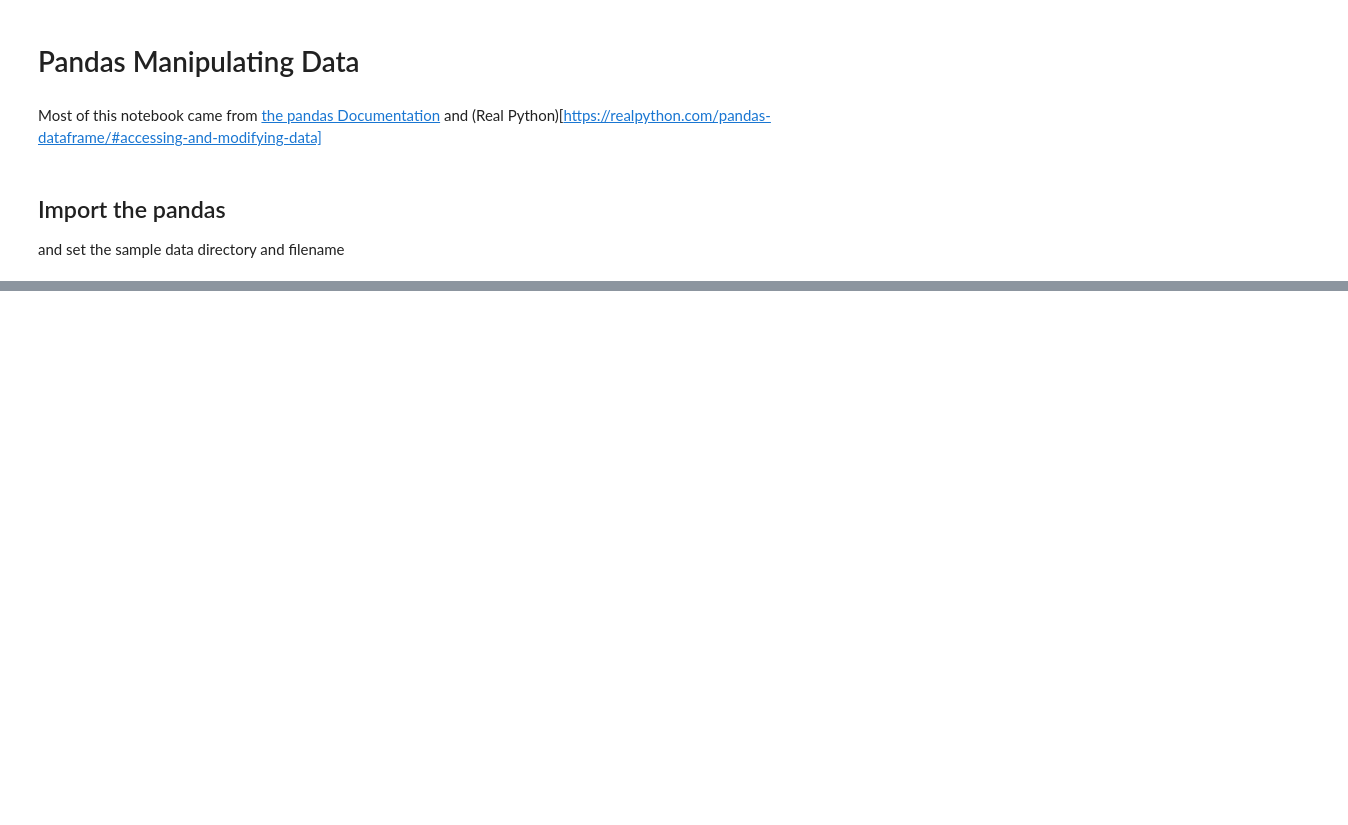
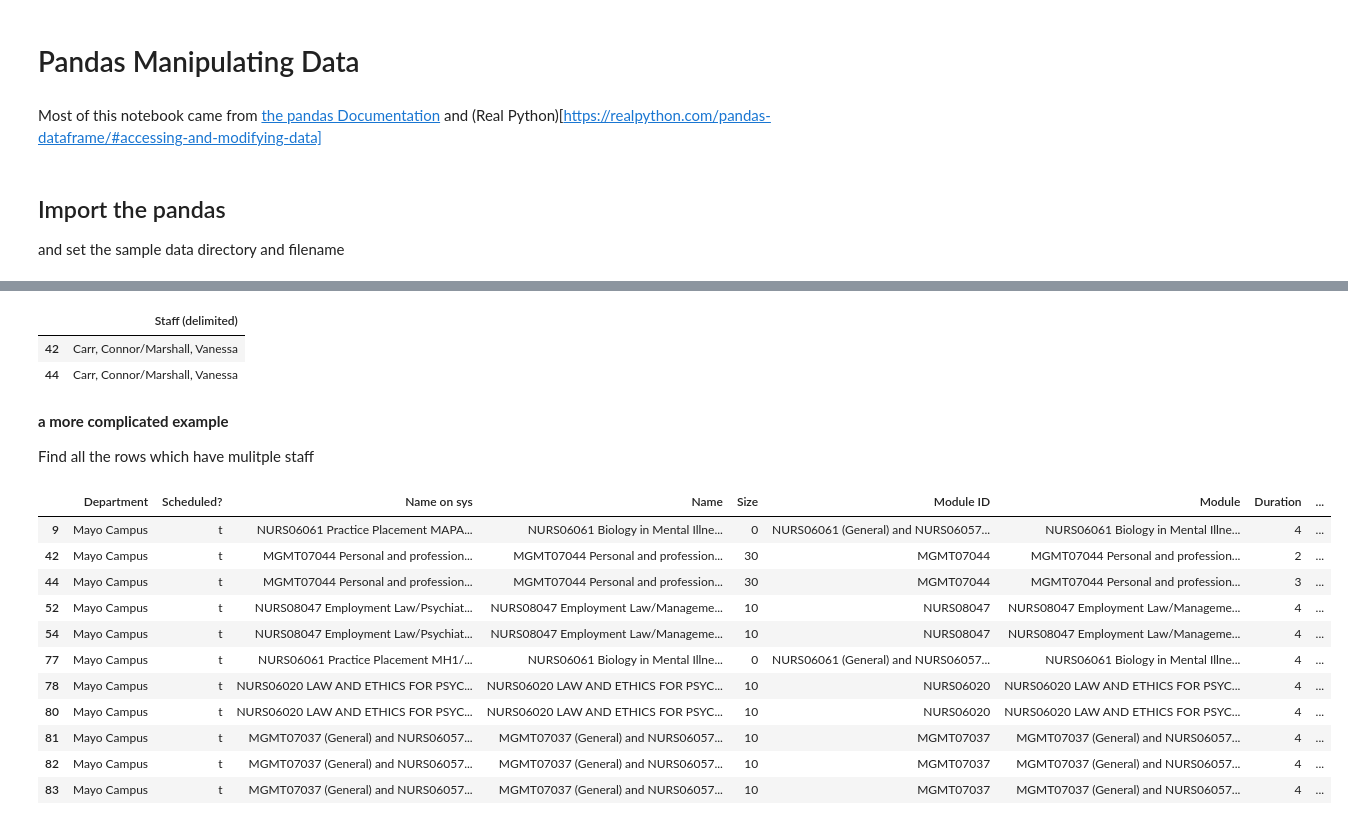
Before and after one commit to LDonn32/PDFA, a Jupyter notebook: My-Work/topic03/Pandas02 manipulation.ipynb, the cells around one changed output, grey strips where cells are left out. Cells and saved outputs as stored; diff of their text form; code cells hidden in the pictures; blank space fills up the shorter version.

```diff
--- a/My-Work/topic03/Pandas02 manipulation.ipynb
+++ b/My-Work/topic03/Pandas02 manipulation.ipynb
@@ -39,0 +45,3 @@ timetable_filename = datadir+"timetable.tsv"
+# %%
+df= pd.read_csv(timetable_filename, sep="\t")
+df.head(4)
@@ -39,0 +60,29 @@ timetable_filename = datadir+"timetable.tsv"
+# %%
+#df.iloc[40:50]  # returns rows 40 to 50
+#df.loc[[42,44]]  # returns rows 42 and 44
+df.loc[[42,44],['Staff (delimited)']]  ## only return the staff column
+# %% [output]
+|  | Staff (delimited) |
+| 42 | Carr, Connor/Marshall, Vanessa |
+| 44 | Carr, Connor/Marshall, Vanessa |
+# %% [markdown]
+__a more complicated example__
+
+Find all the rows which have mulitple staff
+# %%
+#df[df['Staff (delimited)'].str.contains('/')]
+cleandf= df.fillna(value=' ')
+cleandf[cleandf['Staff (delimited)'].str.contains('/')]
+# %% [output]
+|  | Department | Scheduled? | Name on sys | Name | Size | Module ID | Module | Duration | ... |
+| 9 | Mayo Campus | t | NURS06061 Practice Placement MAPA... | NURS06061 Biology in Mental Illne... | 0 | NURS06061 (General) and NURS06057... | NURS06061 Biology in Mental Illne... | 4 | ... |
+| 42 | Mayo Campus | t | MGMT07044 Personal and profession... | MGMT07044 Personal and profession... | 30 | MGMT07044 | MGMT07044 Personal and profession... | 2 | ... |
+| 44 | Mayo Campus | t | MGMT07044 Personal and profession... | MGMT07044 Personal and profession... | 30 | MGMT07044 | MGMT07044 Personal and profession... | 3 | ... |
+| 52 | Mayo Campus | t | NURS08047 Employment Law/Psychiat... | NURS08047 Employment Law/Manageme... | 10 | NURS08047 | NURS08047 Employment Law/Manageme... | 4 | ... |
+| 54 | Mayo Campus | t | NURS08047 Employment Law/Psychiat... | NURS08047 Employment Law/Manageme... | 10 | NURS08047 | NURS08047 Employment Law/Manageme... | 4 | ... |
+| 77 | Mayo Campus | t | NURS06061 Practice Placement MH1/... | NURS06061 Biology in Mental Illne... | 0 | NURS06061 (General) and NURS06057... | NURS06061 Biology in Mental Illne... | 4 | ... |
+| 78 | Mayo Campus | t | NURS06020 LAW AND ETHICS FOR PSYC... | NURS06020 LAW AND ETHICS FOR PSYC... | 10 | NURS06020 | NURS06020 LAW AND ETHICS FOR PSYC... | 4 | ... |
+| 80 | Mayo Campus | t | NURS06020 LAW AND ETHICS FOR PSYC... | NURS06020 LAW AND ETHICS FOR PSYC... | 10 | NURS06020 | NURS06020 LAW AND ETHICS FOR PSYC... | 4 | ... |
+| 81 | Mayo Campus | t | MGMT07037 (General) and NURS06057... | MGMT07037 (General) and NURS06057... | 10 | MGMT07037 | MGMT07037 (General) and NURS06057... | 4 | ... |
+| 82 | Mayo Campus | t | MGMT07037 (General) and NURS06057... | MGMT07037 (General) and NURS06057... | 10 | MGMT07037 | MGMT07037 (General) and NURS06057... | 4 | ... |
+| 83 | Mayo Campus | t | MGMT07037 (General) and NURS06057... | MGMT07037 (General) and NURS06057... | 10 | MGMT07037 | MGMT07037 (General) and NURS06057... | 4 | ... |
```
Also changed, not shown: parts of 16 cells of this notebook, 1 other file.
